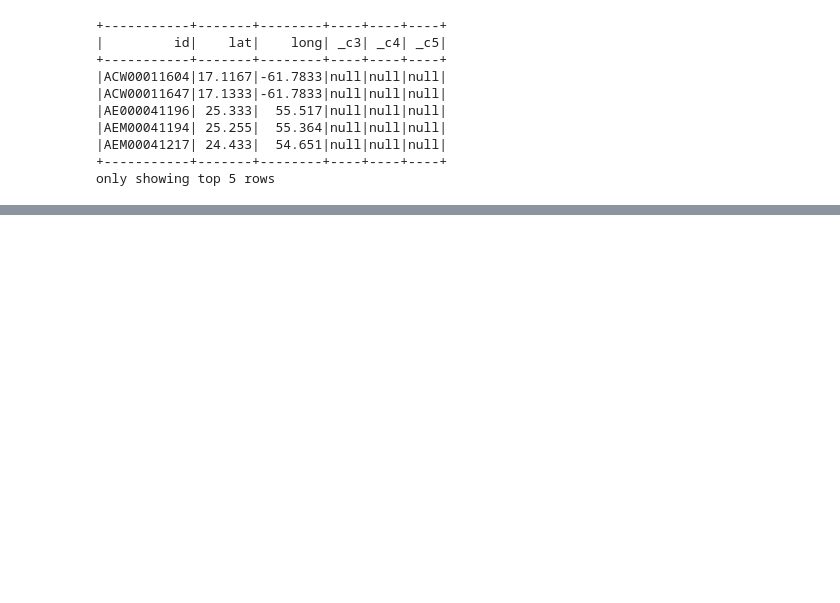
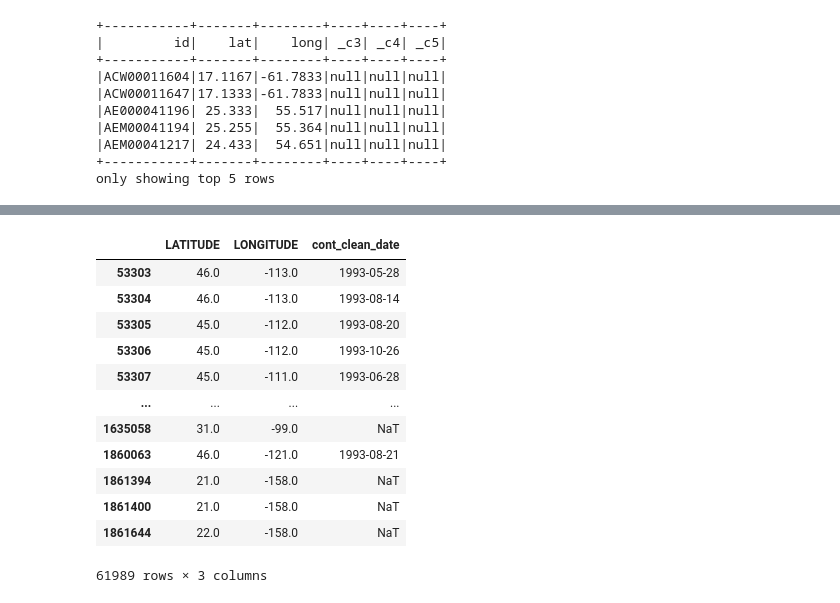
Before and after one commit to chettkulkarni/MachineLearning, a Jupyter notebook: weatherDataLoad.ipynb, the cells around one changed output, grey strips where cells are left out. Saved outputs shown, nothing was run; the diff lists cells and outputs as text; code cells hidden in the pictures; blank space fills up the shorter version.

```diff
--- a/weatherDataLoad.ipynb
+++ b/weatherDataLoad.ipynb
@@ -224,0 +224,15 @@ final_df=final_df.selectExpr('id','lat','long','date','type','value')
+# %%
+fire=pd.read_csv('Fire.csv')
+# %%
+df=fire
+
+df['disc_clean_date'] = pd.to_datetime(df['DISCOVERY_DATE'] - pd.Timestamp(0).to_julian_date(), unit='D')
+#Convert containment date from julian to standard date
+df['cont_clean_date'] = pd.to_datetime(df['CONT_DATE'] - pd.Timestamp(0).to_julian_date(), unit='D')
+#Day of month string
+df['discovery_month'] = df['disc_clean_date'].dt.strftime('%b')
+#Returns the weekday string
+df['discovery_weekday'] = df['disc_clean_date'].dt.strftime('%a')
+#Merge discovery date and time
+# %%
+df_1993=df[df.FIRE_YEAR==1993]
@@ -224,0 +241,16 @@ final_df=final_df.selectExpr('id','lat','long','date','type','value')
+# %%
+df_1993.round()
+# %% [output]
+|  | LATITUDE | LONGITUDE | cont_clean_date |
+| 53303 | 46.0 | -113.0 | 1993-05-28 |
+| 53304 | 46.0 | -113.0 | 1993-08-14 |
+| 53305 | 45.0 | -112.0 | 1993-08-20 |
+| 53306 | 45.0 | -112.0 | 1993-10-26 |
+| 53307 | 45.0 | -111.0 | 1993-06-28 |
+| ... | ... | ... | ... |
+| 1635058 | 31.0 | -99.0 | NaT |
+| 1860063 | 46.0 | -121.0 | 1993-08-21 |
+| 1861394 | 21.0 | -158.0 | NaT |
+| 1861400 | 21.0 | -158.0 | NaT |
+| 1861644 | 22.0 | -158.0 | NaT |
+61989 rows × 3 columns
```
Also changed, not shown: parts of 38 cells of this notebook.
